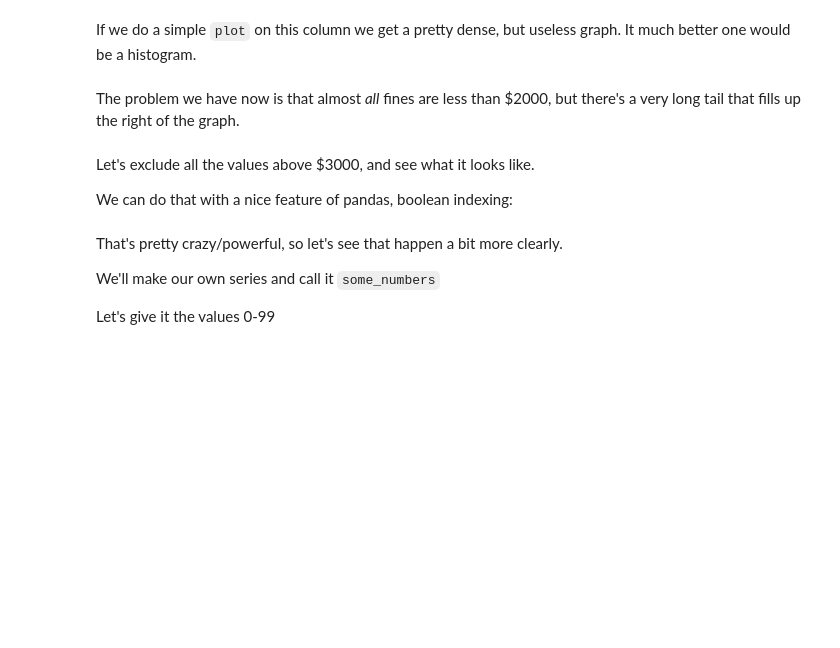
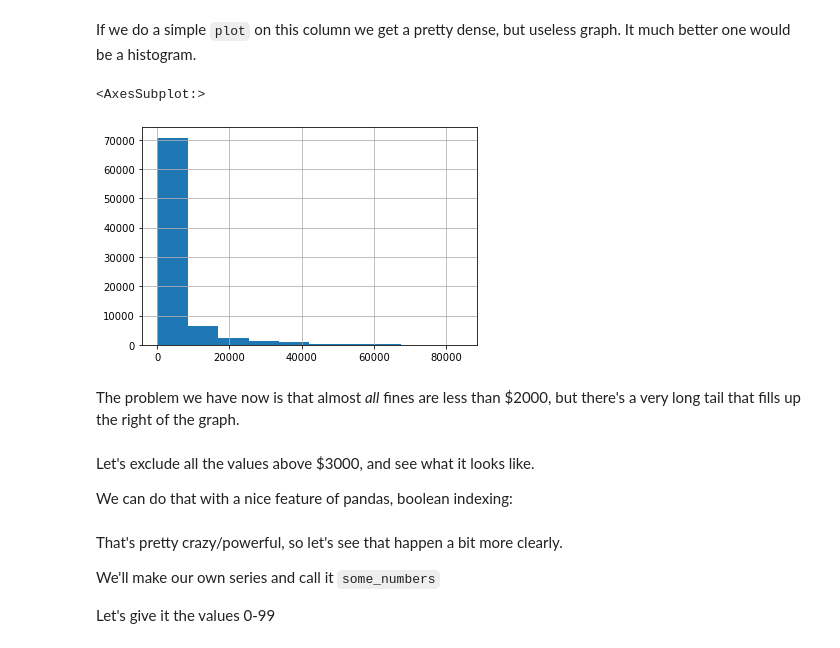
Before and after one commit to Anthony-Fr-1/data_project, a Jupyter notebook: Data Project Draft.ipynb, the cells around one changed output. Saved outputs shown, nothing was run; the diff lists cells and outputs as text; code cells hidden in the pictures; blank space fills up the shorter version.

```diff
--- a/Data Project Draft.ipynb
+++ b/Data Project Draft.ipynb
@@ -84,3 +159,8 @@ penalty_data["FACE_VALUE"].hist()
+# %%
+international_air_traffic_data_set["Passengers_In"].hist()
+# %% [output]
+<AxesSubplot:>
+[figure, added]
 # %% [markdown]
 The problem we have now is that almost _all_ fines are less than $2000, but there's a very long tail that fills up the right of the graph.
 # %% [markdown]
```
Also changed, not shown: parts of 18 cells of this notebook.
